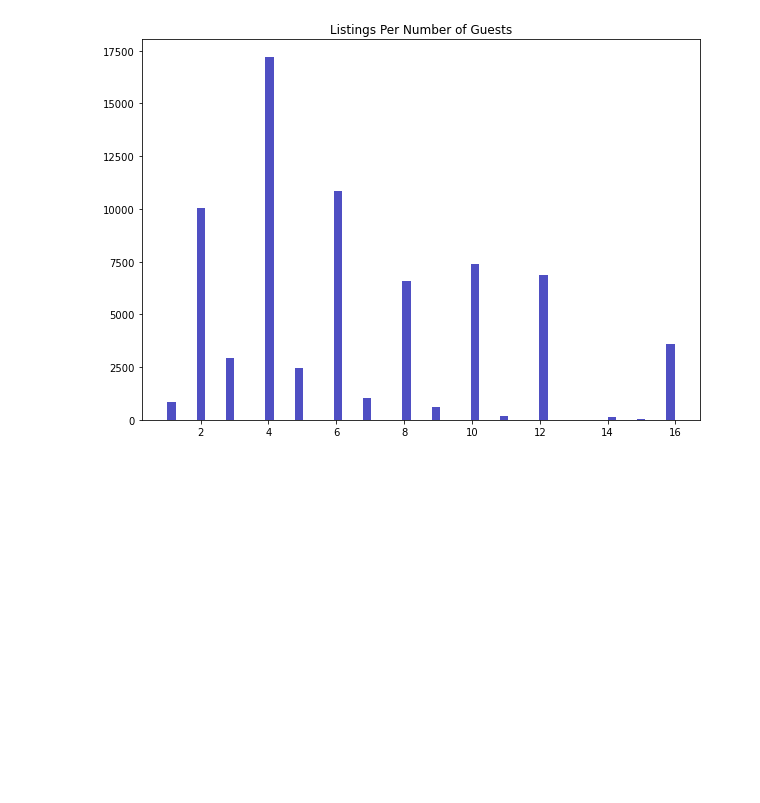
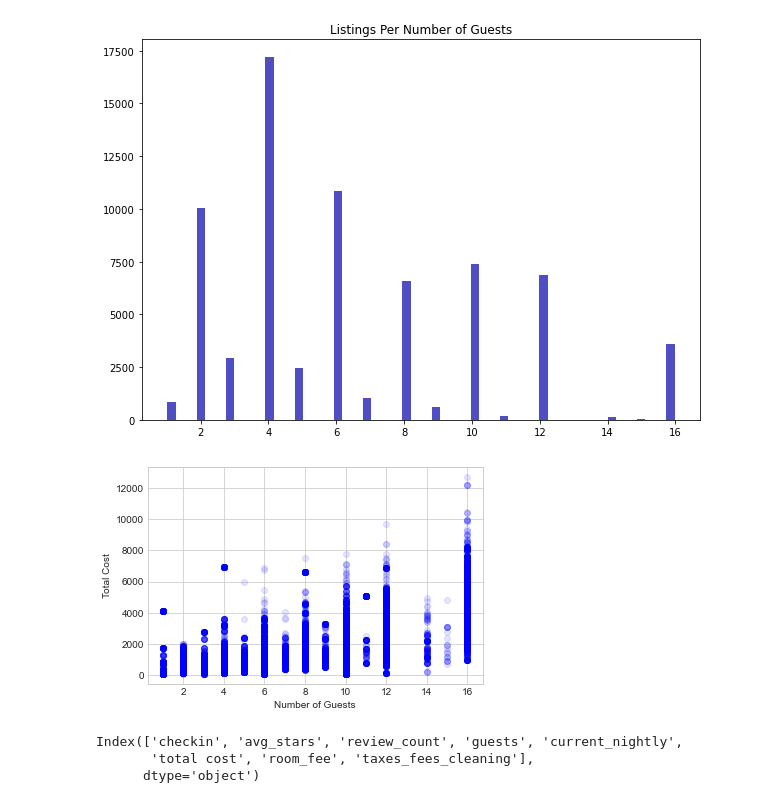
Before and after one commit to sbmcdermott/Airbnb, a Jupyter notebook: Data Visualizations.ipynb, the cells around one changed output. Cells and saved outputs as stored; diff of their text form; code cells hidden in the pictures; blank space fills up the shorter version.

```diff
--- a/Data Visualizations.ipynb
+++ b/Data Visualizations.ipynb
@@ -25,3 +25,23 @@ plt.title('Listings Per Number of Guests')
 plt.show()
 # %% [output]
 [figure]
+# %%
+plt.style.use('seaborn-whitegrid')
+x = results['guests']
+y = results['total cost']
+
+plt.xlabel('Number of Guests')
+plt.ylabel('Total Cost')
+
+plt.plot(x, y, 'o', color='blue', alpha=0.1);
+# %% [output]
+[figure, added]
+# %%
+checkin_grouped = weekends.groupby('checkin')
+grouped_mean = checkin_grouped.mean()
+grouped_mean.reset_index(inplace=True)
+grouped_mean.columns
+# %% [output]
+Index(['checkin', 'avg_stars', 'review_count', 'guests', 'current_nightly',
+       'total cost', 'room_fee', 'taxes_fees_cleaning'],
+      dtype='object')
```
Also changed, not shown: parts of 1 cell of this notebook.
